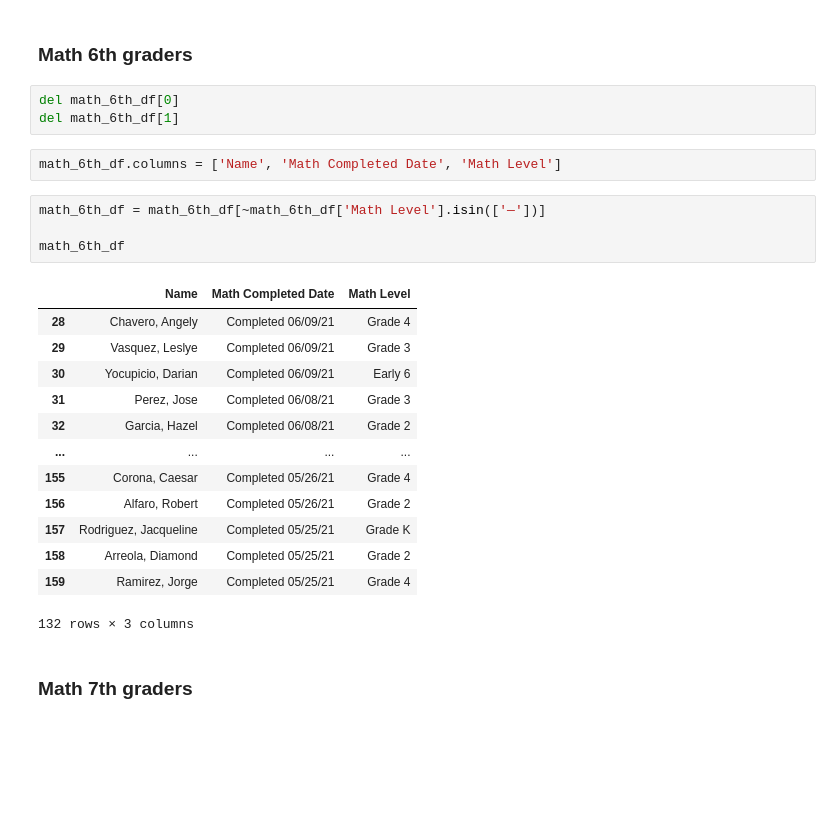
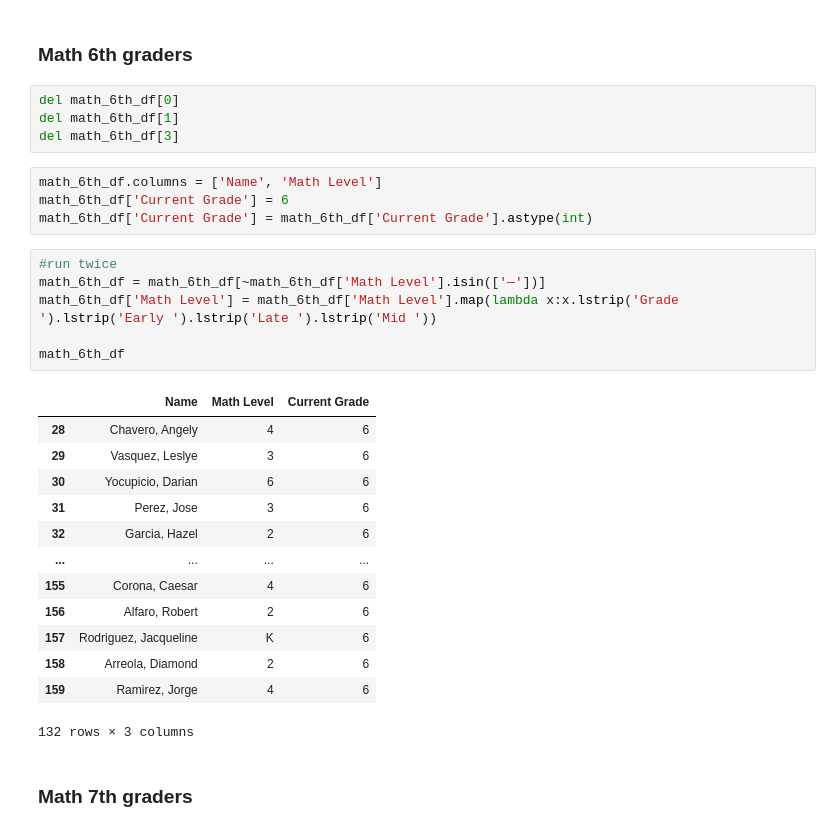
Before and after one commit to JAlvarado23A/MiddleSchoolETL, a Jupyter notebook: KHMS_Scrape.ipynb, the cells around one changed output. Saved outputs shown, nothing was run; the diff lists cells and outputs as text; blank space fills up the shorter version.

```diff
--- a/KHMS_Scrape.ipynb
+++ b/KHMS_Scrape.ipynb
@@ -44,26 +44,31 @@ read_8th_df
 # %%
 del math_6th_df[0]
 del math_6th_df[1]
+del math_6th_df[3]
-# %%
-math_6th_df.columns = ['Name', 'Math Completed Date', 'Math Level']
-# %%
-math_6th_df = math_6th_df[~math_6th_df['Math Level'].isin(['—'])]
-
-math_6th_df
-# %% [output]
-|  | Name | Math Completed Date | Math Level |
-| 28 | Chavero, Angely | Completed 06/09/21 | Grade 4 |
-| 29 | Vasquez, Leslye | Completed 06/09/21 | Grade 3 |
-| 30 | Yocupicio, Darian | Completed 06/09/21 | Early 6 |
-| 31 | Perez, Jose | Completed 06/08/21 | Grade 3 |
-| 32 | Garcia, Hazel | Completed 06/08/21 | Grade 2 |
-| ... | ... | ... | ... |
-| 155 | Corona, Caesar | Completed 05/26/21 | Grade 4 |
-| 156 | Alfaro, Robert | Completed 05/26/21 | Grade 2 |
-| 157 | Rodriguez, Jacqueline | Completed 05/25/21 | Grade K |
-| 158 | Arreola, Diamond | Completed 05/25/21 | Grade 2 |
-| 159 | Ramirez, Jorge | Completed 05/25/21 | Grade 4 |
-132 rows × 3 columns
+# %%
+math_6th_df.columns = ['Name', 'Math Level']
+math_6th_df['Current Grade'] = 6
+math_6th_df['Current Grade'] = math_6th_df['Current Grade'].astype(int)
+# %%
+#run twice
+math_6th_df = math_6th_df[~math_6th_df['Math Level'].isin(['—'])]
+math_6th_df['Math Level'] = math_6th_df['Math Level'].map(lambda x:x.lstrip('Grade ').lstrip('Early ').lstrip('Late ').lstrip('Mid '))
+
+math_6th_df
+# %% [output]
+|  | Name | Math Level | Current Grade |
+| 28 | Chavero, Angely | 4 | 6 |
+| 29 | Vasquez, Leslye | 3 | 6 |
+| 30 | Yocupicio, Darian | 6 | 6 |
+| 31 | Perez, Jose | 3 | 6 |
+| 32 | Garcia, Hazel | 2 | 6 |
+| ... | ... | ... | ... |
+| 155 | Corona, Caesar | 4 | 6 |
+| 156 | Alfaro, Robert | 2 | 6 |
+| 157 | Rodriguez, Jacqueline | K | 6 |
+| 158 | Arreola, Diamond | 2 | 6 |
+| 159 | Ramirez, Jorge | 4 | 6 |
+132 rows × 3 columns
 # %% [markdown]
 ### Math 7th graders
 # %%
```
Also changed, not shown: parts of 26 cells of this notebook.
